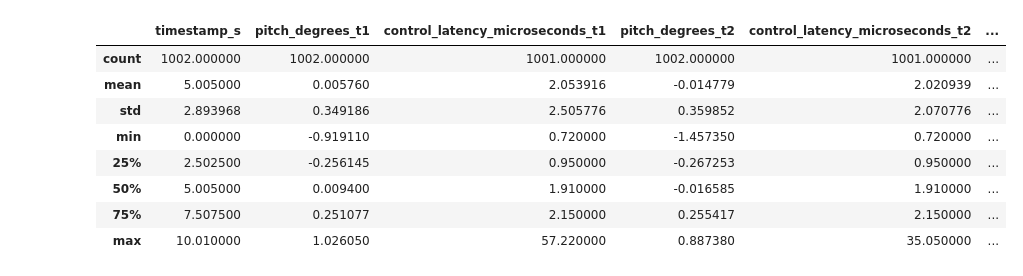
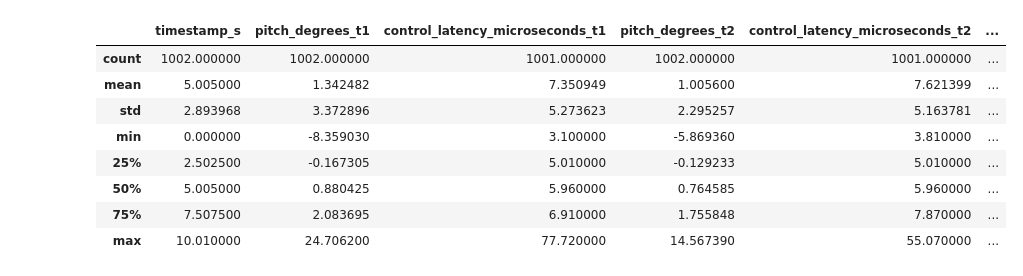
Before and after one commit to atpngo/wobble, a Jupyter notebook: tools/plotter.ipynb, the cells around one changed output. Cells and saved outputs as stored; diff of their text form; code cells hidden in the pictures.

```diff
--- a/tools/plotter.ipynb
+++ b/tools/plotter.ipynb
@@ -3,19 +3,19 @@ import pandas as pd
 import matplotlib.pyplot as plt
 import numpy as np
 # %%
-_type = 'pid'
+_type = 'lqr'
 df = pd.read_csv(f"../simulation/logs/{_type}/{_type}.csv", dtype=np.float64)
 df.describe()
 # %% [output]
 |  | timestamp_s | pitch_degrees_t1 | control_latency_microseconds_t1 | pitch_degrees_t2 | control_latency_microseconds_t2 | ... |
 | count | 1002.000000 | 1002.000000 | 1001.000000 | 1002.000000 | 1001.000000 | ... |
-| mean | 5.005000 | 0.005760 | 2.053916 | -0.014779 | 2.020939 | ... |
-| std | 2.893968 | 0.349186 | 2.505776 | 0.359852 | 2.070776 | ... |
-| min | 0.000000 | -0.919110 | 0.720000 | -1.457350 | 0.720000 | ... |
-| 25% | 2.502500 | -0.256145 | 0.950000 | -0.267253 | 0.950000 | ... |
-| 50% | 5.005000 | 0.009400 | 1.910000 | -0.016585 | 1.910000 | ... |
-| 75% | 7.507500 | 0.251077 | 2.150000 | 0.255417 | 2.150000 | ... |
-| max | 10.010000 | 1.026050 | 57.220000 | 0.887380 | 35.050000 | ... |
+| mean | 5.005000 | 1.342482 | 7.350949 | 1.005600 | 7.621399 | ... |
+| std | 2.893968 | 3.372896 | 5.273623 | 2.295257 | 5.163781 | ... |
+| min | 0.000000 | -8.359030 | 3.100000 | -5.869360 | 3.810000 | ... |
+| 25% | 2.502500 | -0.167305 | 5.010000 | -0.129233 | 5.010000 | ... |
+| 50% | 5.005000 | 0.880425 | 5.960000 | 0.764585 | 5.960000 | ... |
+| 75% | 7.507500 | 2.083695 | 6.910000 | 1.755848 | 7.870000 | ... |
+| max | 10.010000 | 24.706200 | 77.720000 | 14.567390 | 55.070000 | ... |
 # %%
 plt.plot(df["timestamp_s"], df["pitch_degrees_t1"], color="red", label="Trial 1")
 plt.plot(df["timestamp_s"], df["pitch_degrees_t2"], color="blue", label="Trial 2")
```
Also changed, not shown: parts of 3 cells of this notebook, 1 other file.
